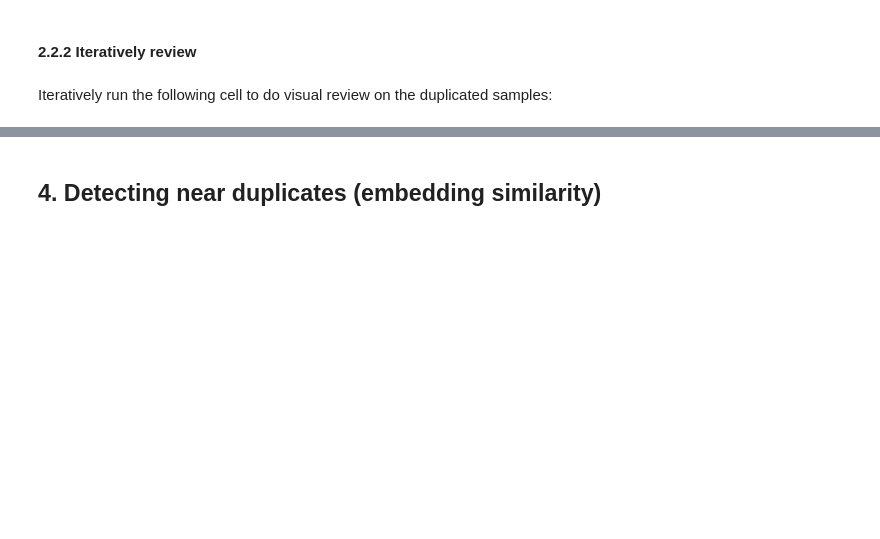
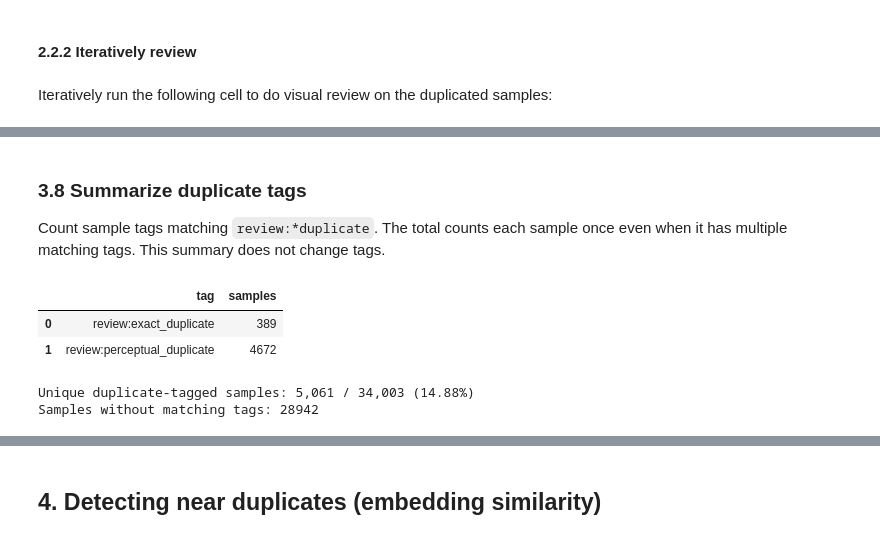
Before and after one commit to clymber/object_detection, a Jupyter notebook: dataset/notebooks/nb01.07-ball_detect_dataset/nb01.07.02-deduplicate.ipynb, the cells around one changed output, grey strips where cells are left out. Saved outputs shown, nothing was run; the diff lists cells and outputs as text; code cells hidden in the pictures; blank space fills up the shorter version.

```diff
--- a/dataset/notebooks/nb01.07-ball_detect_dataset/nb01.07.02-deduplicate.ipynb
+++ b/dataset/notebooks/nb01.07-ball_detect_dataset/nb01.07.02-deduplicate.ipynb
@@ -126,0 +521,39 @@ PHASH_SIZE = 8
+# %% [markdown]
+### 3.8 Summarize duplicate tags
+
+Count sample tags matching `review:*duplicate`. The total counts each sample
+once even when it has multiple matching tags. This summary does not change tags.
+# %%
+from fnmatch import fnmatchcase
+
+import pandas as pd
+
+duplicate_review_tag_counts = {
+    tag: count
+    for tag, count in master.count_sample_tags().items()
+    if fnmatchcase(tag, "review:*duplicate")
+}
+duplicate_tag_summary = pd.DataFrame(
+    sorted(duplicate_review_tag_counts.items()), columns=["tag", "samples"]
+)
+display(duplicate_tag_summary)
+
+duplicate_sample_count = (
+    master.match_tags(list(duplicate_review_tag_counts)).count()
+    if duplicate_review_tag_counts else 0
+)
+total_sample_count = master.count()
+duplicate_sample_percent = (
+    100 * duplicate_sample_count / total_sample_count if total_sample_count else 0
+)
+print(
+    f"Unique duplicate-tagged samples: {duplicate_sample_count:,} / "
+    f"{total_sample_count:,} ({duplicate_sample_percent:.2f}%)"
+)
+print("Samples without matching tags:", total_sample_count - duplicate_sample_count)
+# %% [output]
+|  | tag | samples |
+| 0 | review:exact_duplicate | 389 |
+| 1 | review:perceptual_duplicate | 4672 |
+Unique duplicate-tagged samples: 5,061 / 34,003 (14.88%)
+Samples without matching tags: 28942
```
Also changed, not shown: parts of 20 cells of this notebook, 3 other files.
